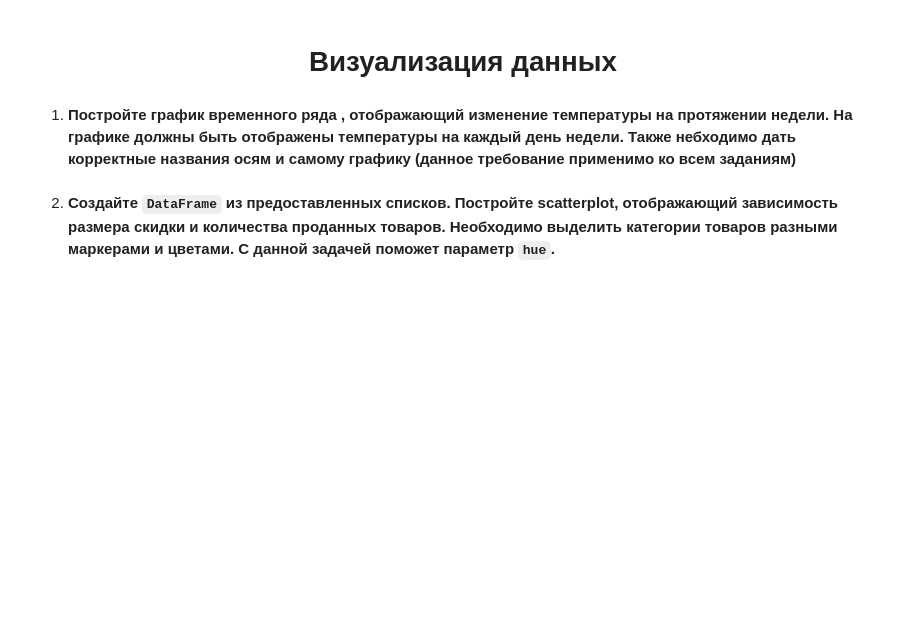
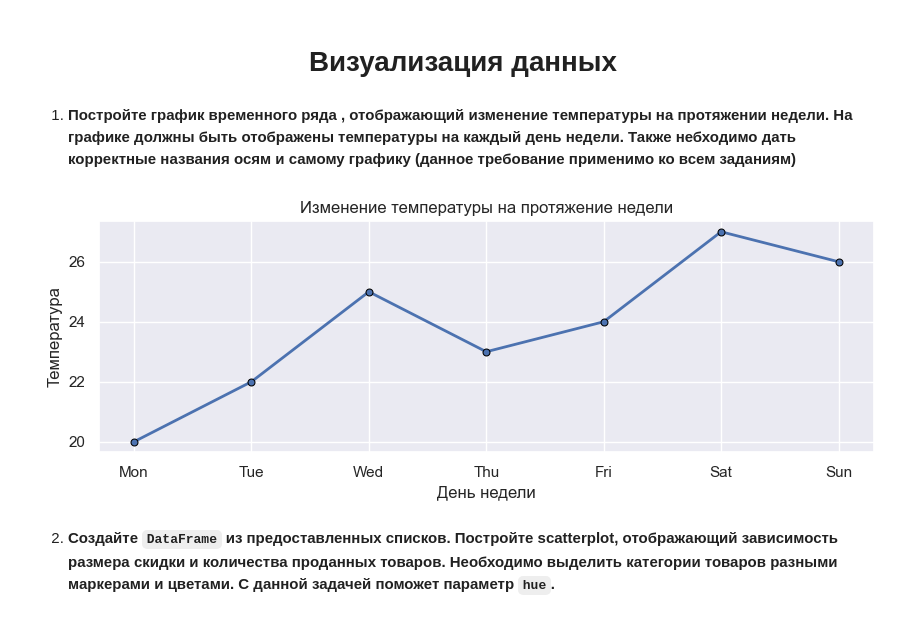
Before and after one commit to Rishat-Ver/1T_data_analyst, a Jupyter notebook: homework/1.5 vizialization_empty.ipynb, the cells around one changed output. Cells and saved outputs as stored; diff of their text form; code cells hidden in the pictures; blank space fills up the shorter version.

```diff
--- a/homework/1.5 vizialization_empty.ipynb
+++ b/homework/1.5 vizialization_empty.ipynb
@@ -8,8 +10,24 @@ import numpy as np #установите данную библиотеку
+# %%
+# global settings
+
+sns.set_theme(style="darkgrid")
 # %% [markdown]
 1. **Постройте график временного ряда , отображающий изменение температуры на протяжении недели. На графике должны быть отображены температуры на каждый день недели. Также небходимо дать корректные названия осям и самому графику (данное требование применимо ко всем заданиям)**
 # %%
 weekdays = ['Mon', 'Tue', 'Wed', 'Thu', 'Fri', 'Sat', 'Sun']
 temperatures = [20, 22, 25, 23, 24, 27, 26]
+
+f, ax = plt.subplots(figsize=(10, 3))
+
+lineplot = sns.lineplot(x=weekdays, y=temperatures, marker='o', linewidth=2, markersize=5, markeredgecolor='black')
+
+plt.title("Изменение температуры на протяжение недели")
+plt.xlabel('День недели')
+plt.ylabel('Температура')
+
+plt.show()
+# %% [output]
+[figure, added]
 # %% [markdown]
 2. **Создайте `DataFrame` из предоставленных списков. Постройте scatterplot, отображающий зависимость размера скидки и количества проданных товаров. Необходимо выделить категории товаров разными маркерами и цветами. С данной задачей поможет параметр `hue`.**
 # %%
```
Also changed, not shown: parts of 7 cells of this notebook, 2 other files.
